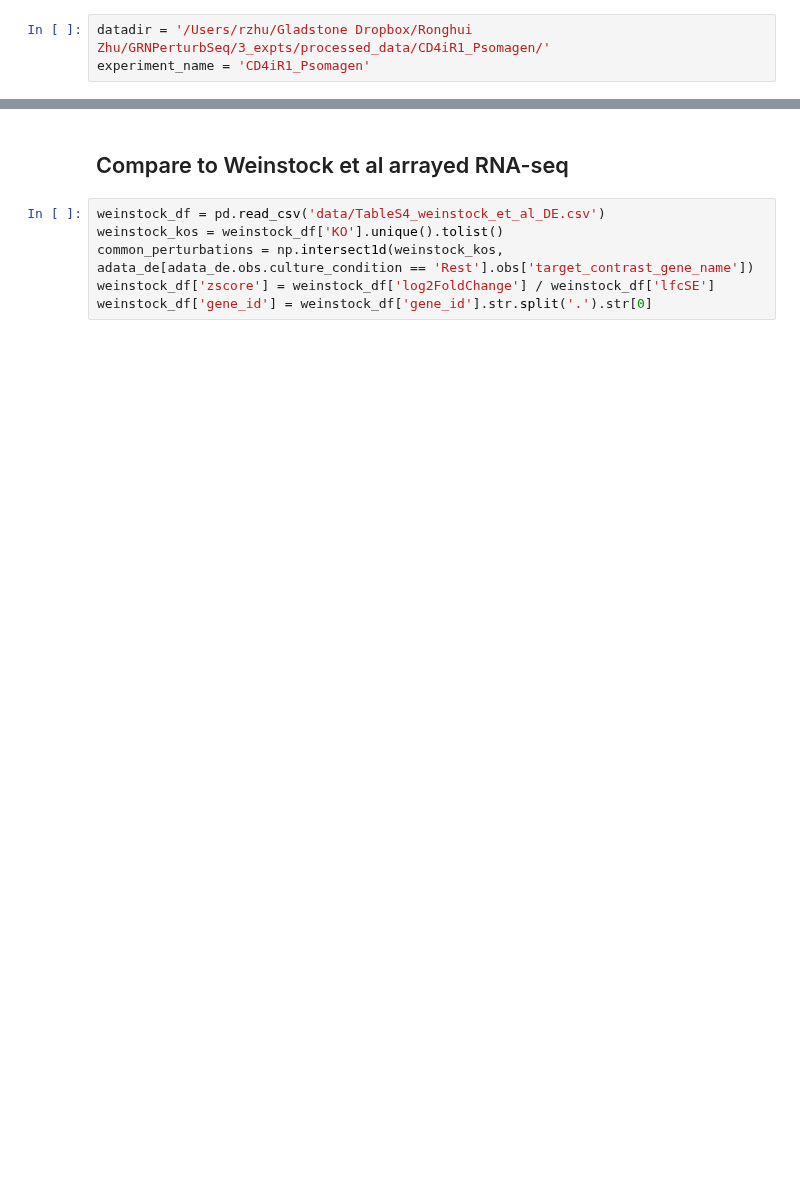
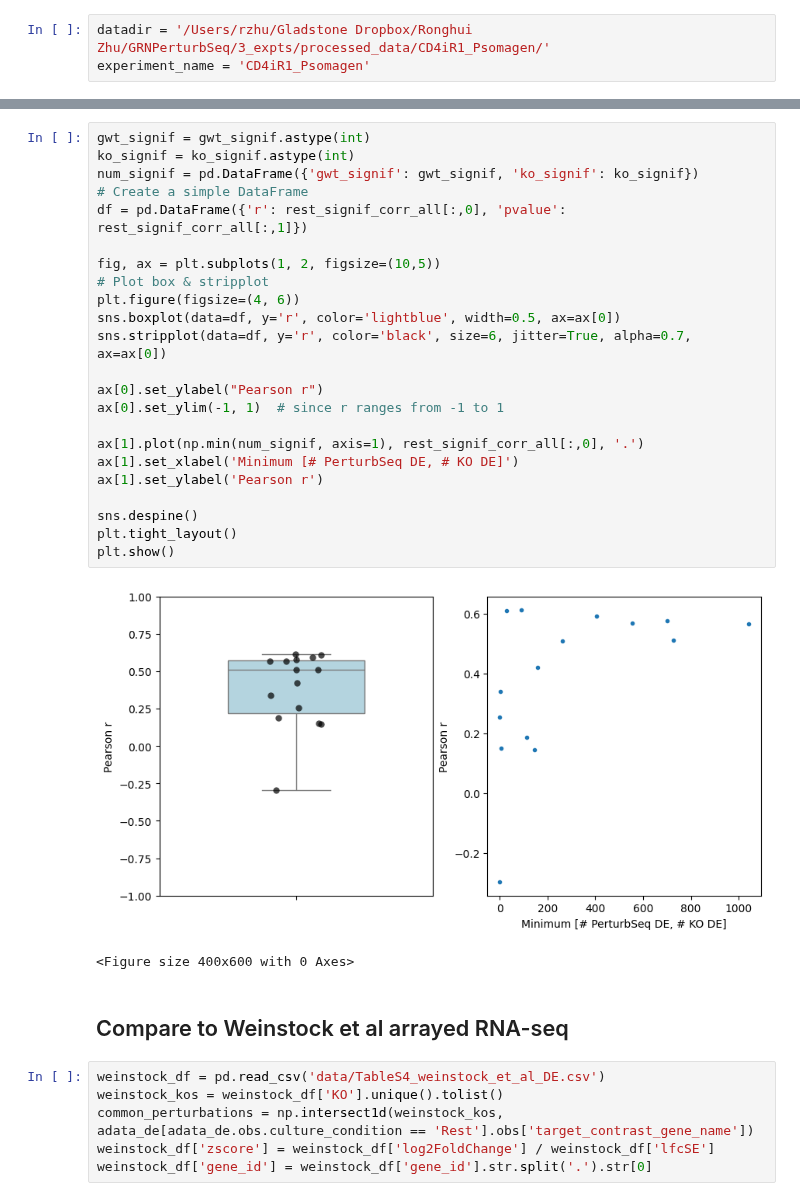
Before and after one commit to emdann/GWT_perturbseq_analysis_2025, a Jupyter notebook: src/3_DE_analysis/ArrayedRNAseq_comparison.ipynb, the cells around one changed output, grey strips where cells are left out. Saved outputs shown, nothing was run; the diff lists cells and outputs as text; blank space fills up the shorter version.

```diff
--- a/src/3_DE_analysis/ArrayedRNAseq_comparison.ipynb
+++ b/src/3_DE_analysis/ArrayedRNAseq_comparison.ipynb
@@ -43,3 +162,29 @@ adata_de.obs['target_contrast'].nunique()
+# %%
+gwt_signif = gwt_signif.astype(int)
+ko_signif = ko_signif.astype(int)
+num_signif = pd.DataFrame({'gwt_signif': gwt_signif, 'ko_signif': ko_signif})
+# Create a simple DataFrame
+df = pd.DataFrame({'r': rest_signif_corr_all[:,0], 'pvalue': rest_signif_corr_all[:,1]})
+
+fig, ax = plt.subplots(1, 2, figsize=(10,5))
+# Plot box & stripplot
+plt.figure(figsize=(4, 6))
+sns.boxplot(data=df, y='r', color='lightblue', width=0.5, ax=ax[0])
+sns.stripplot(data=df, y='r', color='black', size=6, jitter=True, alpha=0.7, ax=ax[0])
+
+ax[0].set_ylabel("Pearson r")
+ax[0].set_ylim(-1, 1)  # since r ranges from -1 to 1
+
+ax[1].plot(np.min(num_signif, axis=1), rest_signif_corr_all[:,0], '.')
+ax[1].set_xlabel('Minimum [# PerturbSeq DE, # KO DE]')
+ax[1].set_ylabel('Pearson r')
+
+sns.despine()
+plt.tight_layout()
+plt.show()
+# %% [output]
+[figure, added]
+<Figure size 400x600 with 0 Axes>
 # %% [markdown]
 ## Compare to Weinstock et al arrayed RNA-seq
 # %%
```
Also changed, not shown: parts of 17 cells of this notebook, 4 other files.
